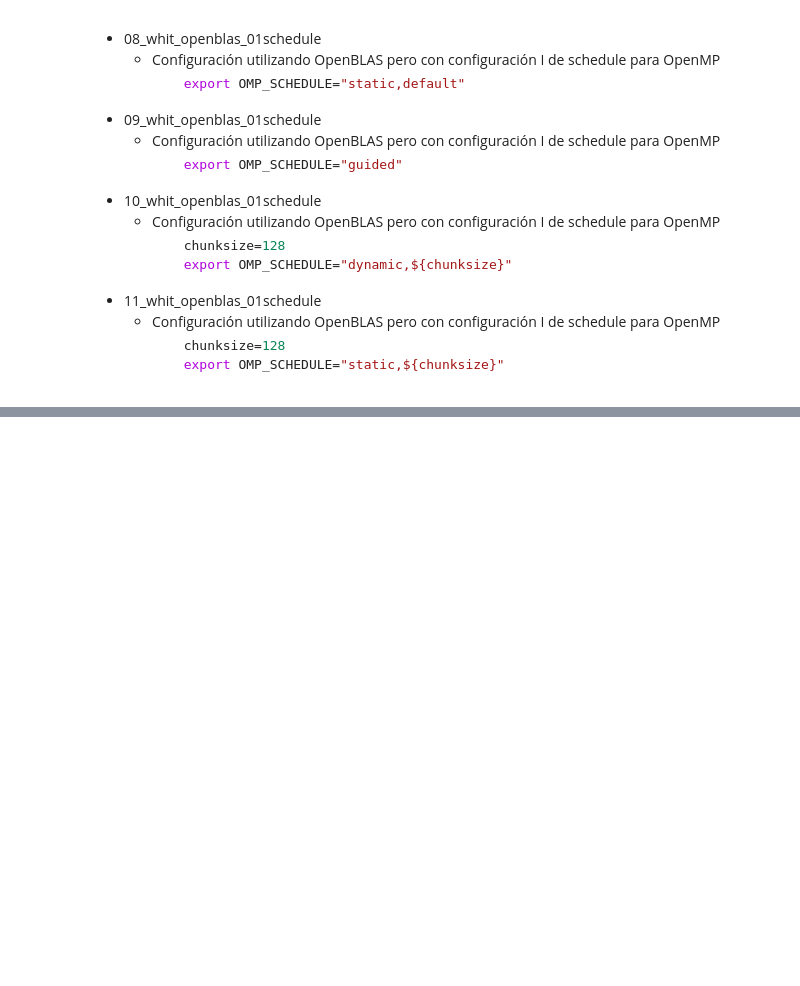
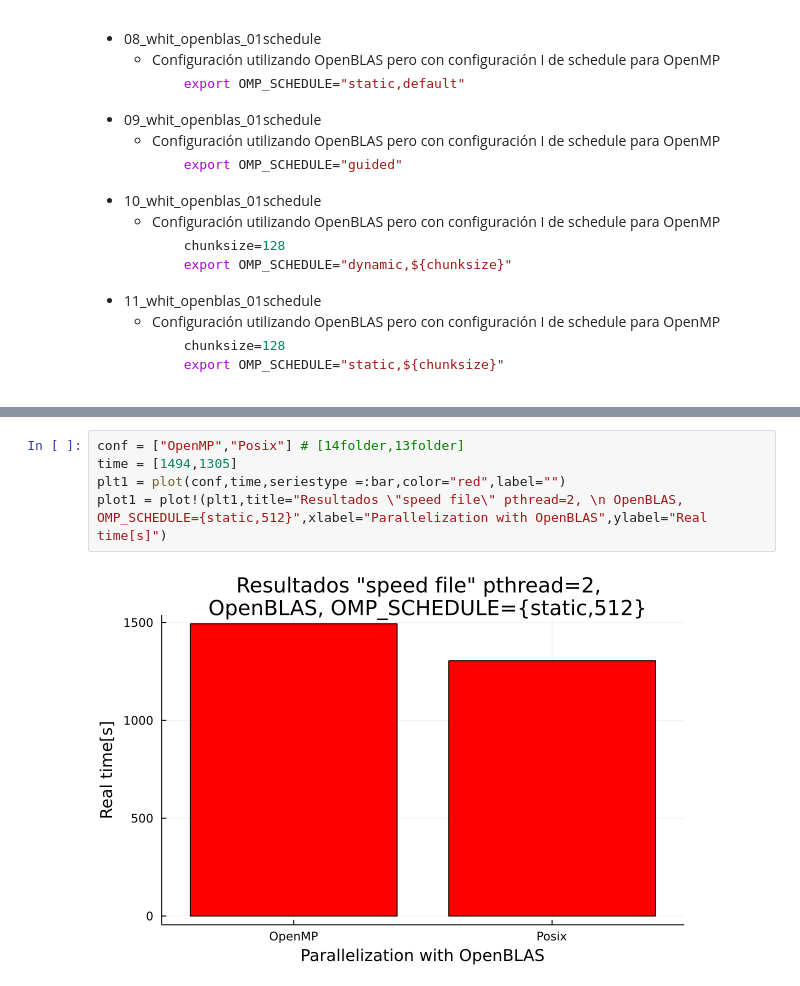
Before and after one commit to mendzmartin/mctdh_cp2021, a Jupyter notebook: double_quantum_dot_model/qdot_02/energies_vs_lambda/study_of_performance_03/running_comparison_performance/README.ipynb, the cells around one changed output, grey strips where cells are left out. Drawn from its saved outputs; the diff is of its cells as text; blank space fills up the shorter version.

```diff
--- a/double_quantum_dot_model/qdot_02/energies_vs_lambda/study_of_performance_03/running_comparison_performance/README.ipynb
+++ b/double_quantum_dot_model/qdot_02/energies_vs_lambda/study_of_performance_03/running_comparison_performance/README.ipynb
@@ -204,0 +259,7 @@ plot!(title="Resultados \"speed file\" \n pthread=2, OpenBLAS",xlabel="Schedule
+# %%
+conf = ["OpenMP","Posix"] # [14folder,13folder]
+time = [1494,1305]
+plt1 = plot(conf,time,seriestype =:bar,color="red",label="")
+plot1 = plot!(plt1,title="Resultados \"speed file\" pthread=2, \n OpenBLAS, OMP_SCHEDULE={static,512}",xlabel="Parallelization with OpenBLAS",ylabel="Real time[s]")
+# %% [output]
+[figure, added]
```
Also changed, not shown: parts of 7 cells of this notebook, 33 other files.
